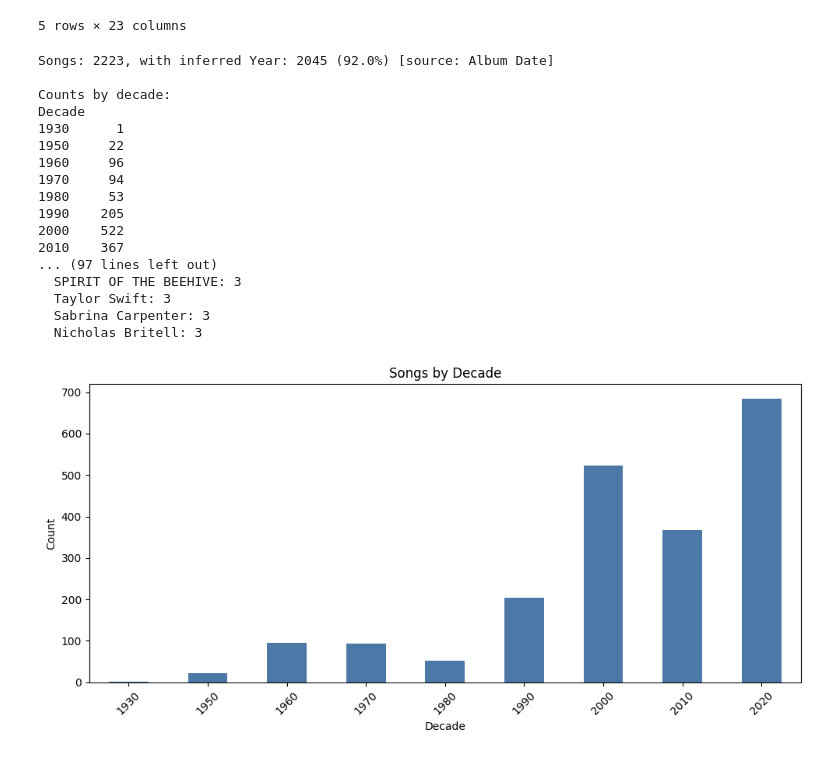
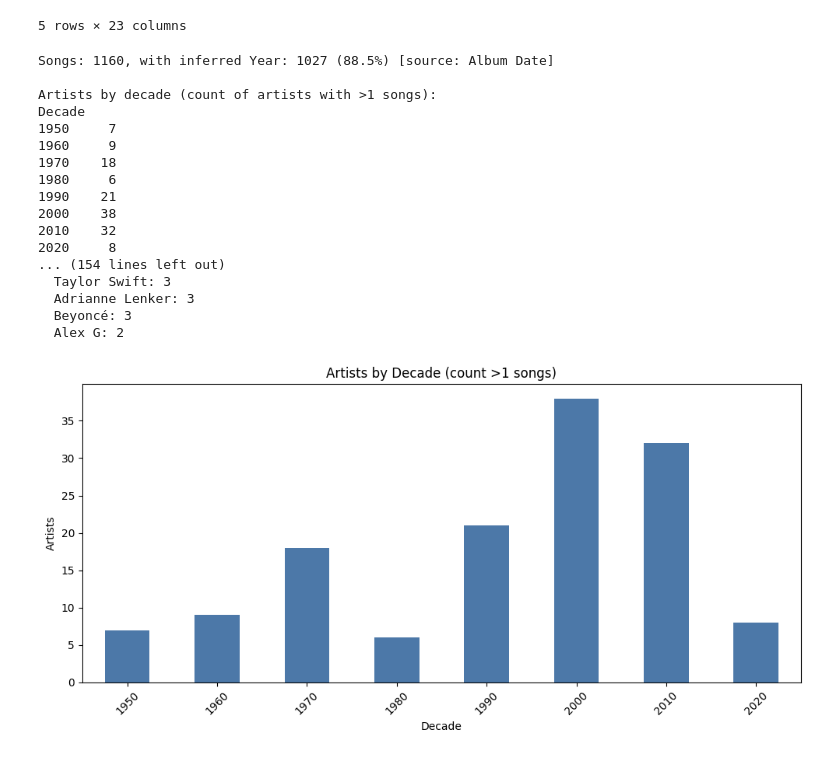
Before and after one commit to JacksonRudd/vibemusic, a Jupyter notebook: smth.ipynb, the cells around one changed output. Cells and saved outputs as stored; diff of their text form; code cells hidden in the pictures.

```diff
--- a/smth.ipynb
+++ b/smth.ipynb
@@ -28,13 +30,21 @@ First few rows:
 | 3 | 4 | Hive (feat. Vince Staples & Casey... | Earl Sweatshirt,Vince Staples,Cas... | 55 | 145 | experimental hip hop, alternative... | Doris | 2013-08-16 | 04:37 | 62 | ... |
 | 4 | 5 | King Kunta | Kendrick Lamar | 73 | 107 | hip hop, west coast hip hop | To Pimp A Butterfly | 2015-03-16 | 03:54 | 88 | ... |
 5 rows × 23 columns
+# %%
+# remove all songs with genre classical, the col is called Genres and is , seperated
+mask_classical = df["Genres"].astype(str).str.contains("classical", case=False, na=False)
+df = df[~mask_classical]
+# remove all albums with the word Bach in it
+mask_bach_album = df["Album"].astype(str).str.contains("Bach", case=False, na=False)
+df = df[~mask_bach_album]
+
+# remove all songs with genre choral or baroque
+mask_choral = df["Genres"].astype(str).str.contains("choral", case=False, na=False)
+mask_baroque = df["Genres"].astype(str).str.contains("baroque", case=False, na=False)
+df = df[~(mask_choral | mask_baroque)]
 # %%
 # Primary/Clean artist: take first artist before comma
 df["Cleaned_Artist"] = df["Artist"].astype(str).str.split(",").str[0].str.strip()
-# %%
-# Bach override when album mentions Bach
-mask_bach = df["Album"].astype(str).str.contains("Bach", case=False, na=False)
-df.loc[mask_bach, "Cleaned_Artist"] = "Johann Sebastian Bach"
 # %%
 # Year & Decade inference + report (concise)
 import re
@@ -71,60 +81,62 @@ if used_column is None:
     found = text.str.extract(r"((?<!\d)(18|19|20)\d{2}(?!\d))", expand=True)[0]
     df["Year"] = pd.to_numeric(found, errors="coerce")
     if df["Year"].notna().sum() > 0:
         used_column = "regex(Album/Song)"
 
 # Decade
 df["Decade"] = (pd.to_numeric(df["Year"], errors="coerce") // 10 * 10).astype("Int64")
 
 # Report
 total = len(df)
 with_year = df["Year"].notna().sum()
 print(f"Songs: {total}, with inferred Year: {with_year} ({(with_year/total if total else 0):.1%}) [source: {used_column or 'none'}]")
 
-# Decade distribution
-decade_counts = df.dropna(subset=["Decade"]).groupby("Decade").size().sort_index()
-print("\nCounts by decade:")
-print(decade_counts)
-
-# Top artists per decade (top 10 for quick scan)
-artist_col = "Cleaned_Artist" if "Cleaned_Artist" in df.columns else "PrimaryArtist"
-by_decade = (
+# Artists per decade (only artists with >1 songs in that decade)
+artist_col = "Cleaned_Artist"
+decade_artist_counts_raw = (
     df.dropna(subset=["Decade"])
       .groupby(["Decade", artist_col]).size()
-      .sort_values(ascending=False)
-      .groupby(level=0).head(10)
 )
-print("\nTop artists per decade (top 10):")
+# keep only artists with >1 songs within the decade
+filtered = decade_artist_counts_raw[decade_artist_counts_raw > 1]
+artist_decade_counts = filtered.groupby(level=0).size().sort_index()
+
+print("\nArtists by decade (count of artists with >1 songs):")
+print(artist_decade_counts)
+
+# Top artists per decade (among those with >1 songs), top 100 for visibility
+by_decade = filtered.sort_values(ascending=False).groupby(level=0).head(100)
+print("\nTop artists per decade (count > 1, top 100):")
 for decade, chunk in by_decade.groupby(level=0):
     print(f"\n{int(decade)}s:")
     for (d, a), cnt in chunk.items():
         print(f"  {a}: {cnt}")
 
-# Plot
+# Plot artists-per-decade
 plt.figure(figsize=(10, 5))
-decade_counts.plot(kind="bar", color="#4C78A8")
-plt.title("Songs by Decade")
+artist_decade_counts.plot(kind="bar", color="#4C78A8")
+plt.title("Artists by Decade (count >1 songs)")
 plt.xlabel("Decade")
-plt.ylabel("Count")
+plt.ylabel("Artists")
 plt.xticks(rotation=45)
 plt.tight_layout()
 plt.show()
 # %% [output]
-Songs: 2223, with inferred Year: 2045 (92.0%) [source: Album Date]
+Songs: 1160, with inferred Year: 1027 (88.5%) [source: Album Date]
 
-Counts by decade:
+Artists by decade (count of artists with >1 songs):
 Decade
-1930      1
-1950     22
-1960     96
-1970     94
-1980     53
-1990    205
-2000    522
-2010    367
-... (97 lines left out)
-  SPIRIT OF THE BEEHIVE: 3
+1950     7
+1960     9
+1970    18
+1980     6
+1990    21
+2000    38
+2010    32
+2020     8
+... (154 lines left out)
   Taylor Swift: 3
-  Sabrina Carpenter: 3
-  Nicholas Britell: 3
+  Adrianne Lenker: 3
+  Beyoncé: 3
+  Alex G: 2
-[figure, old version]
+[figure, new version]
```
Also changed, not shown: parts of 3 cells of this notebook.
